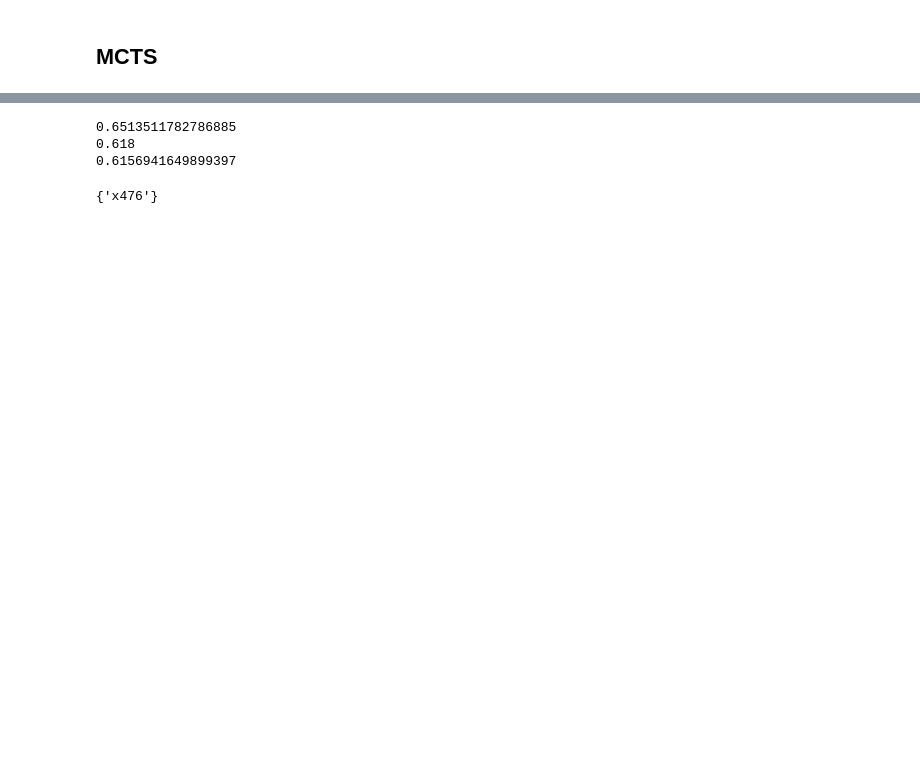
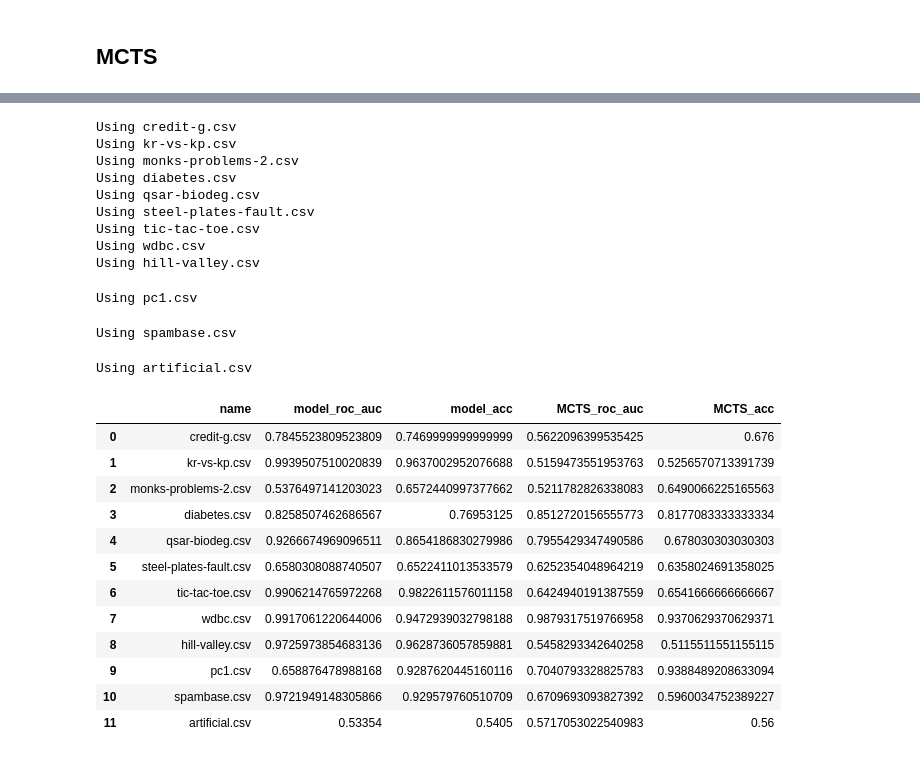
Before and after one commit to pwolosz/GSFS, a Jupyter notebook: MCTS.ipynb, the cells around one changed output, grey strips where cells are left out. Drawn from its saved outputs; the diff is of its cells as text; code cells hidden in the pictures; blank space fills up the shorter version.

Commit message:
Adding evaluation utils for basic CV

```diff
--- a/MCTS.ipynb
+++ b/MCTS.ipynb
@@ -23,13 +31,13 @@ data_path = 'D:\\Projects\\MCTS\\datasets\\'
 file_names = [#{'name':'blood-transfusion-service-center.csv', 'target_class': 'Class', 'pos_class': 'numerical'},
              {'name':'credit-g.csv', 'target_class': 'class', 'pos_class': 'good'},
              {'name':'kr-vs-kp.csv', 'target_class': 'class', 'pos_class': '\'won\''},
-             {'name':'monks-problems-2.csv', 'target_class': 'class', 'pos_class': 'numerical'},
+             {'name':'monks-problems-2.csv', 'target_class': 'class', 'pos_class': 'numeric'},
              {'name':'diabetes.csv', 'target_class': 'class', 'pos_class': 'tested_positive'},
-             {'name':'qsar-biodeg.csv', 'target_class': 'Class', 'pos_class': 'numerical'},
-             {'name':'steel-plates-fault.csv', 'target_class': 'Class', 'pos_class': 'numerical'},
+             {'name':'qsar-biodeg.csv', 'target_class': 'Class', 'pos_class': 'numeric'},
+             {'name':'steel-plates-fault.csv', 'target_class': 'Class', 'pos_class': 'numeric'},
              {'name':'tic-tac-toe.csv', 'target_class': 'Class', 'pos_class': 'positive'},
-             {'name':'wdbc.csv', 'target_class': 'Class', 'pos_class': 'numerical'},
-             {'name':'hill-valley.csv', 'target_class': 'Class', 'pos_class': 'numerical'},
-             {'name':'pc1.csv', 'target_class': 'defects', 'pos_class': 'true'},
-             {'name':'spambase.csv', 'target_class': 'class', 'pos_class': 'numerical'},
-             {'name':'artificial.csv', 'target_class': 'class', 'pos_class': 'numerical'}]
+             {'name':'wdbc.csv', 'target_class': 'Class', 'pos_class': 'numeric'},
+             {'name':'hill-valley.csv', 'target_class': 'Class', 'pos_class': 'numeric'},
+             {'name':'pc1.csv', 'target_class': 'defects', 'pos_class': True},
+             {'name':'spambase.csv', 'target_class': 'class', 'pos_class': 'numeric'},
+             {'name':'artificial.csv', 'target_class': 'class', 'pos_class': 'numeric'}]
@@ -568,14 +169,34 @@ mcts.fit(X_train, y_train)
-# %%
-predicted = mcts.predict(X_test)
-p_proba = mcts.predict_proba(X_test)
-print(roc_auc_score(y_test == 1, p_proba[:,1]))
-print(accuracy_score(y_test, predicted))
-print(f1_score(y_test, predicted, pos_label = 1))
-# %% [output]
-0.6513511782786885
-0.618
-0.6156941649899397
-# %%
-mcts._best_features
-# %% [output]
-{'x476'}
+# %%
+EvaluationUtils.eval(LogisticRegression(solver='liblinear'),
+                     file_names,
+                     data_path,
+                     'D:\\Projects\\MCTS\\',
+                     'scores',
+                     10,
+                     'roc_auc')
+# %% [output]
+Using credit-g.csv
+Using kr-vs-kp.csv
+Using monks-problems-2.csv
+Using diabetes.csv
+Using qsar-biodeg.csv
+Using steel-plates-fault.csv
+Using tic-tac-toe.csv
+Using wdbc.csv
+Using hill-valley.csv
+Using pc1.csv
+Using spambase.csv
+Using artificial.csv
+|  | name | model_roc_auc | model_acc | MCTS_roc_auc | MCTS_acc |
+| 0 | credit-g.csv | 0.7845523809523809 | 0.7469999999999999 | 0.5622096399535425 | 0.676 |
+| 1 | kr-vs-kp.csv | 0.9939507510020839 | 0.9637002952076688 | 0.5159473551953763 | 0.5256570713391739 |
+| 2 | monks-problems-2.csv | 0.5376497141203023 | 0.6572440997377662 | 0.5211782826338083 | 0.6490066225165563 |
+| 3 | diabetes.csv | 0.8258507462686567 | 0.76953125 | 0.8512720156555773 | 0.8177083333333334 |
+| 4 | qsar-biodeg.csv | 0.9266674969096511 | 0.8654186830279986 | 0.7955429347490586 | 0.678030303030303 |
+| 5 | steel-plates-fault.csv | 0.6580308088740507 | 0.6522411013533579 | 0.6252354048964219 | 0.6358024691358025 |
+| 6 | tic-tac-toe.csv | 0.9906214765972268 | 0.9822611576011158 | 0.6424940191387559 | 0.6541666666666667 |
+| 7 | wdbc.csv | 0.9917061220644006 | 0.9472939032798188 | 0.9879317519766958 | 0.9370629370629371 |
+| 8 | hill-valley.csv | 0.9725973854683136 | 0.9628736057859881 | 0.5458293342640258 | 0.5115511551155115 |
+| 9 | pc1.csv | 0.658876478988168 | 0.9287620445160116 | 0.7040793328825783 | 0.9388489208633094 |
+| 10 | spambase.csv | 0.9721949148305866 | 0.929579760510709 | 0.6709693093827392 | 0.5960034752389227 |
+| 11 | artificial.csv | 0.53354 | 0.5405 | 0.5717053022540983 | 0.56 |
```
Also changed, not shown: parts of 27 cells of this notebook, 1 other file.
